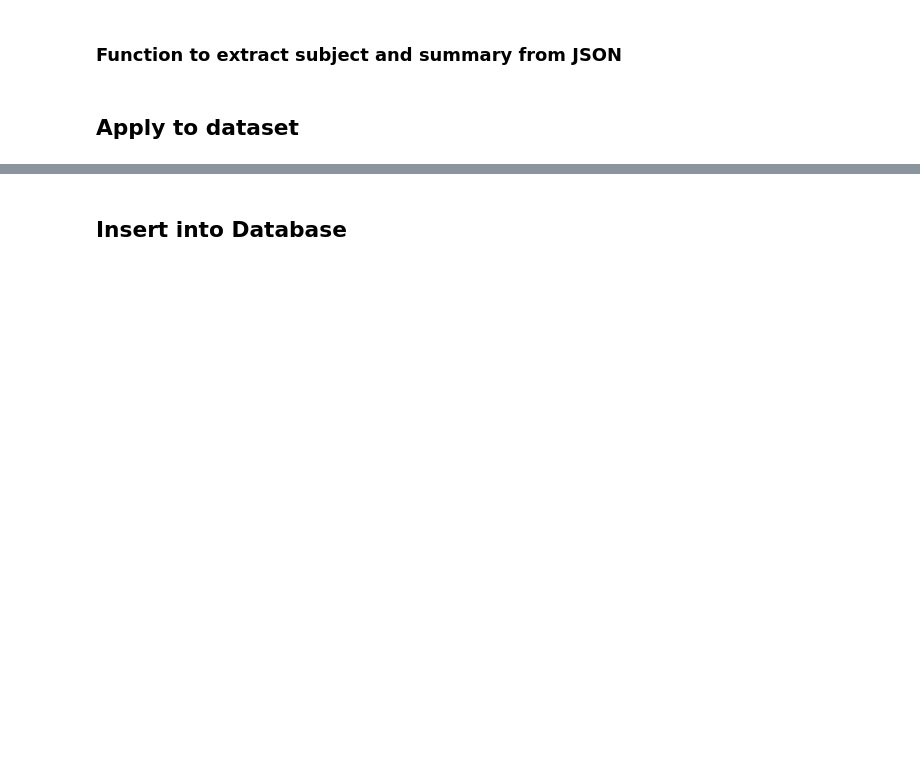
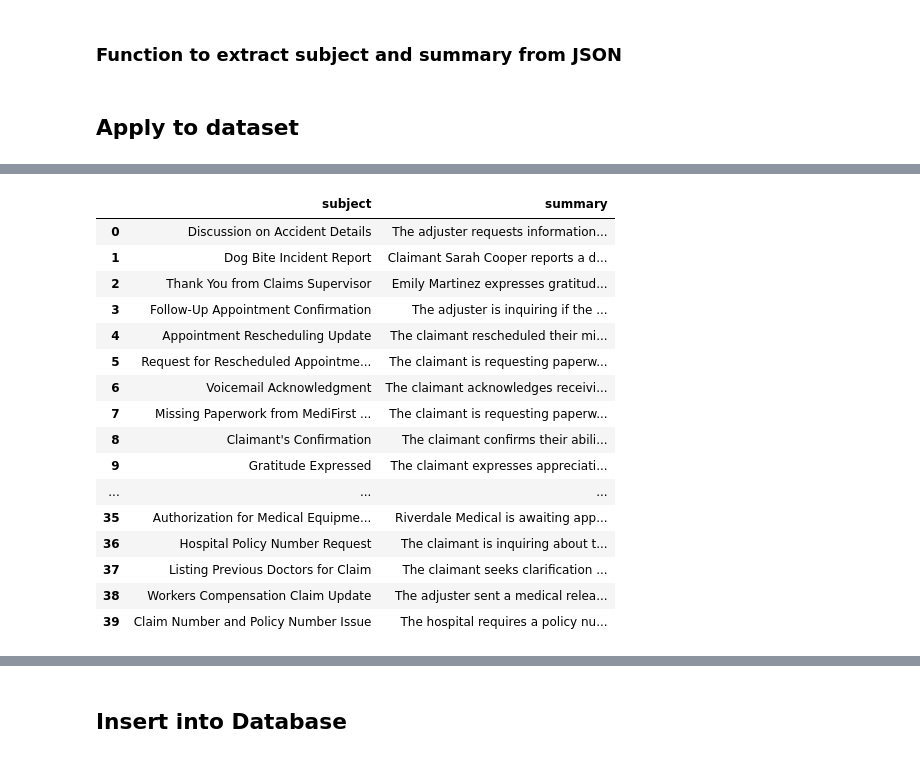
Before and after one commit to vanikanoria/Claims-Messages-to-Routing-System, a Jupyter notebook: get_summary_and_subject.ipynb, the cells around one changed output, grey strips where cells are left out. Drawn from its saved outputs; the diff is of its cells as text; code cells hidden in the pictures; blank space fills up the shorter version.

Commit message:
fixed missing subject/summary error

```diff
--- a/get_summary_and_subject.ipynb
+++ b/get_summary_and_subject.ipynb
@@ -162,9 +116,2 @@ def extract_subject_summary(row):
 # %% [markdown]
 ## Apply to dataset
-# %%
-dict_subject_summary = messages['content'].progress_apply(
-    lambda x: summarize_and_extract_subject_and_summary(x, model="gpt-4o-mini")
-)
-messages[["subject", "summary"]] = dict_subject_summary.apply(lambda x: pd.Series(extract_subject_summary(x)))
-# %%
-messages[["subject", "summary"]] = dict_subject_summary.apply(lambda x: pd.Series(extract_subject_summary(x)))
@@ -171 +193,21 @@ messages[["subject", "summary"]] = dict_subject_summary.apply(lambda x: pd.Serie
+# %%
+messages[["subject", "summary"]].head(40)
+# %% [output]
+|  | subject | summary |
+| 0 | Discussion on Accident Details | The adjuster requests information... |
+| 1 | Dog Bite Incident Report | Claimant Sarah Cooper reports a d... |
+| 2 | Thank You from Claims Supervisor | Emily Martinez expresses gratitud... |
+| 3 | Follow-Up Appointment Confirmation | The adjuster is inquiring if the ... |
+| 4 | Appointment Rescheduling Update | The claimant rescheduled their mi... |
+| 5 | Request for Rescheduled Appointme... | The claimant is requesting paperw... |
+| 6 | Voicemail Acknowledgment | The claimant acknowledges receivi... |
+| 7 | Missing Paperwork from MediFirst ... | The claimant is requesting paperw... |
+| 8 | Claimant's Confirmation | The claimant confirms their abili... |
+| 9 | Gratitude Expressed | The claimant expresses appreciati... |
+| ... | ... | ... |
+| 35 | Authorization for Medical Equipme... | Riverdale Medical is awaiting app... |
+| 36 | Hospital Policy Number Request | The claimant is inquiring about t... |
+| 37 | Listing Previous Doctors for Claim | The claimant seeks clarification ... |
+| 38 | Workers Compensation Claim Update | The adjuster sent a medical relea... |
+| 39 | Claim Number and Policy Number Issue | The hospital requires a policy nu... |
 # %%
```
Also changed, not shown: parts of 14 cells of this notebook, 3 other files.
